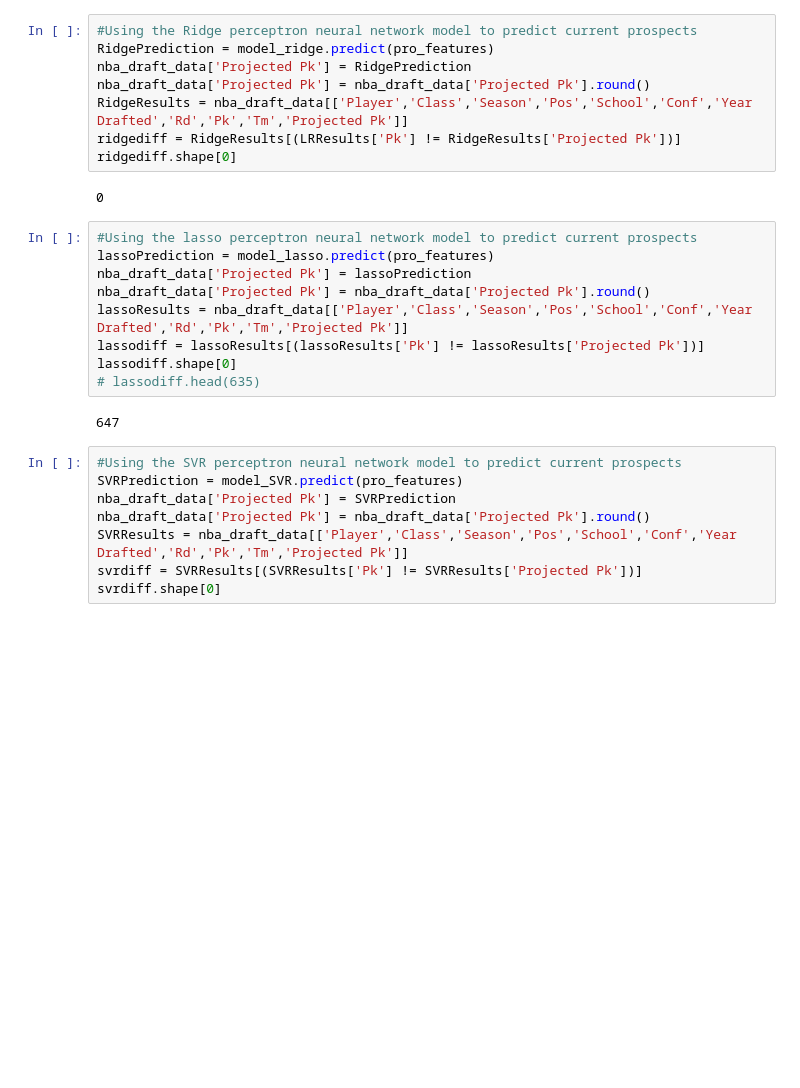
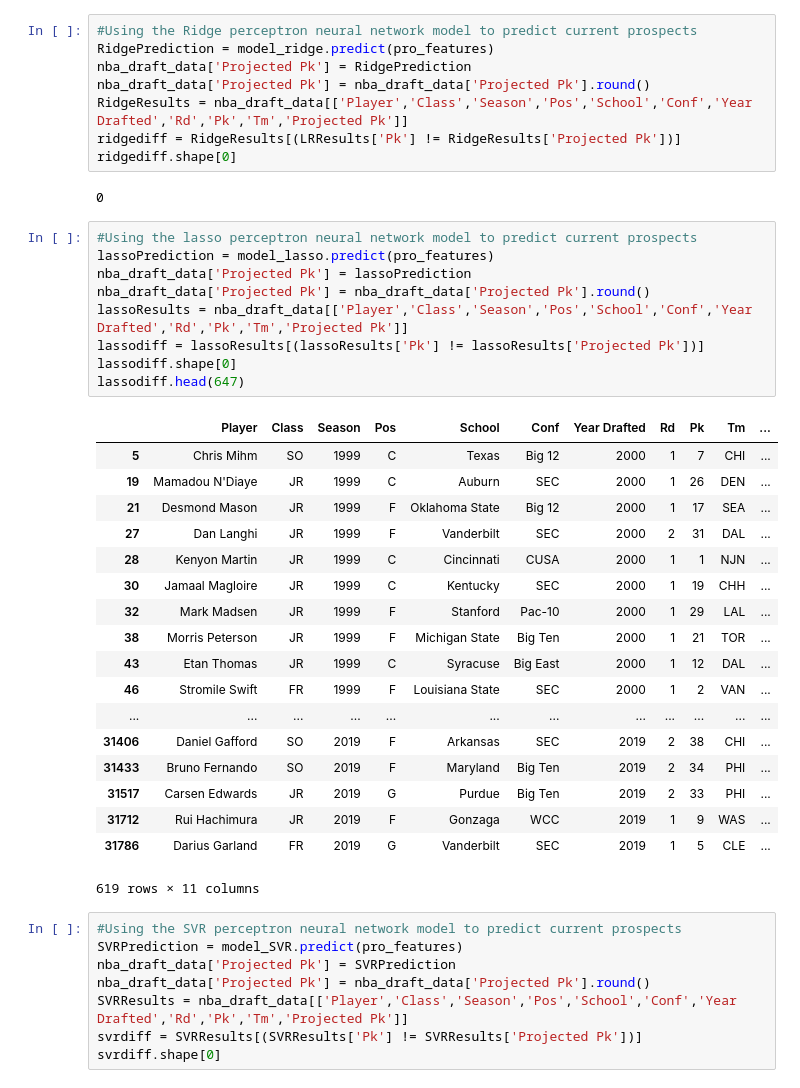
Before and after one commit to andrewfrilot/NBA_Scout, a Jupyter notebook: iPython_Notebooks/DraftModel.ipynb, the cells around one changed output. Cells and saved outputs as stored; diff of their text form; blank space fills up the shorter version.

```diff
--- a/iPython_Notebooks/DraftModel.ipynb
+++ b/iPython_Notebooks/DraftModel.ipynb
@@ -227,14 +226,31 @@ ridgediff.shape[0]
 # %%
 #Using the lasso perceptron neural network model to predict current prospects
 lassoPrediction = model_lasso.predict(pro_features)
 nba_draft_data['Projected Pk'] = lassoPrediction
 nba_draft_data['Projected Pk'] = nba_draft_data['Projected Pk'].round()
 lassoResults = nba_draft_data[['Player','Class','Season','Pos','School','Conf','Year Drafted','Rd','Pk','Tm','Projected Pk']]
 lassodiff = lassoResults[(lassoResults['Pk'] != lassoResults['Projected Pk'])]
 lassodiff.shape[0]
-# lassodiff.head(635)
+lassodiff.head(647)
 # %% [output]
+|  | Player | Class | Season | Pos | School | Conf | Year Drafted | Rd | Pk | Tm | ... |
+| 5 | Chris Mihm | SO | 1999 | C | Texas | Big 12 | 2000 | 1 | 7 | CHI | ... |
+| 19 | Mamadou N'Diaye | JR | 1999 | C | Auburn | SEC | 2000 | 1 | 26 | DEN | ... |
+| 21 | Desmond Mason | JR | 1999 | F | Oklahoma State | Big 12 | 2000 | 1 | 17 | SEA | ... |
+| 27 | Dan Langhi | JR | 1999 | F | Vanderbilt | SEC | 2000 | 2 | 31 | DAL | ... |
+| 28 | Kenyon Martin | JR | 1999 | C | Cincinnati | CUSA | 2000 | 1 | 1 | NJN | ... |
+| 30 | Jamaal Magloire | JR | 1999 | C | Kentucky | SEC | 2000 | 1 | 19 | CHH | ... |
+| 32 | Mark Madsen | JR | 1999 | F | Stanford | Pac-10 | 2000 | 1 | 29 | LAL | ... |
+| 38 | Morris Peterson | JR | 1999 | F | Michigan State | Big Ten | 2000 | 1 | 21 | TOR | ... |
+| 43 | Etan Thomas | JR | 1999 | C | Syracuse | Big East | 2000 | 1 | 12 | DAL | ... |
+| 46 | Stromile Swift | FR | 1999 | F | Louisiana State | SEC | 2000 | 1 | 2 | VAN | ... |
+| ... | ... | ... | ... | ... | ... | ... | ... | ... | ... | ... | ... |
+| 31406 | Daniel Gafford | SO | 2019 | F | Arkansas | SEC | 2019 | 2 | 38 | CHI | ... |
+| 31433 | Bruno Fernando | SO | 2019 | F | Maryland | Big Ten | 2019 | 2 | 34 | PHI | ... |
+| 31517 | Carsen Edwards | JR | 2019 | G | Purdue | Big Ten | 2019 | 2 | 33 | PHI | ... |
+| 31712 | Rui Hachimura | JR | 2019 | F | Gonzaga | WCC | 2019 | 1 | 9 | WAS | ... |
+| 31786 | Darius Garland | FR | 2019 | G | Vanderbilt | SEC | 2019 | 1 | 5 | CLE | ... |
-647
+619 rows × 11 columns
 # %%
 #Using the SVR perceptron neural network model to predict current prospects
 SVRPrediction = model_SVR.predict(pro_features)
```
Also changed, not shown: parts of 5 cells of this notebook.
